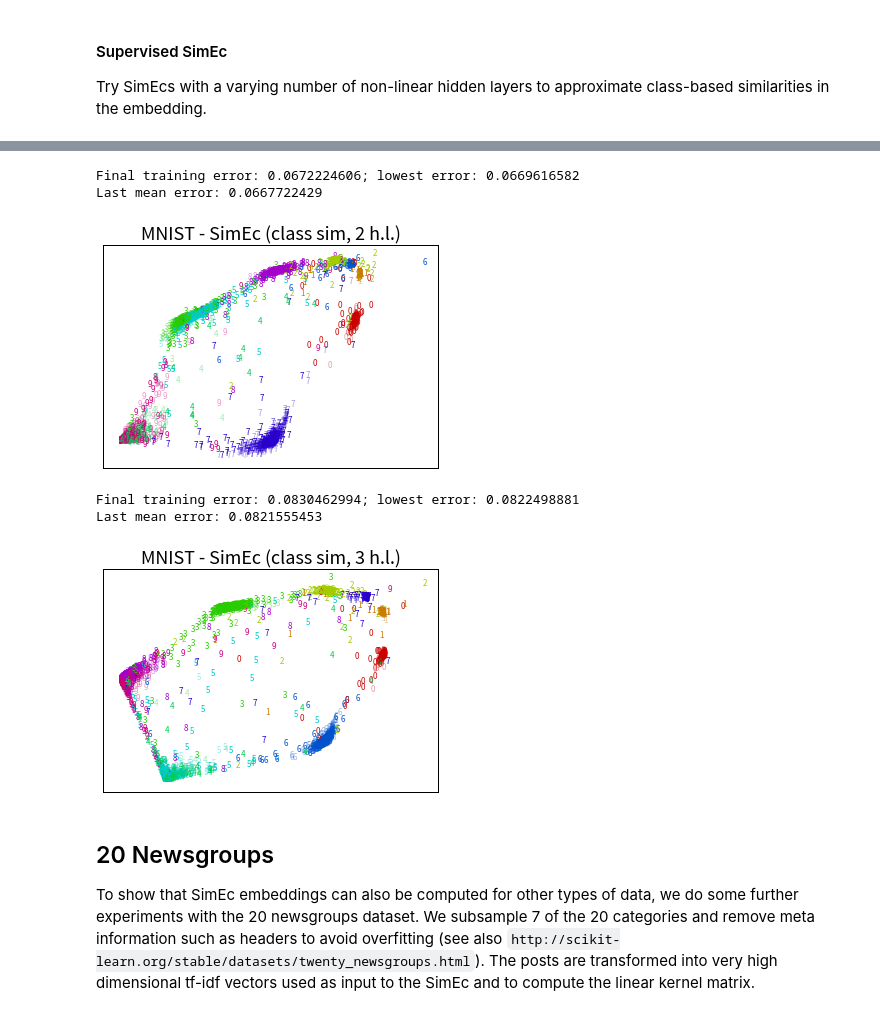
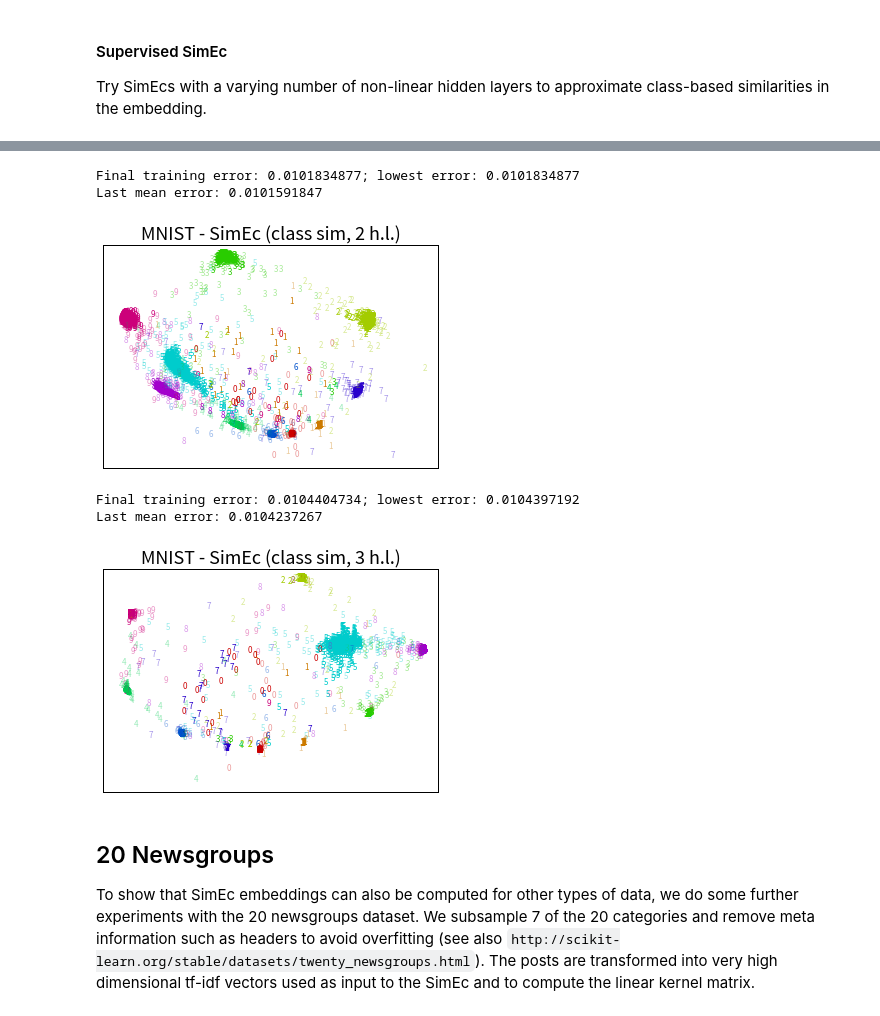
Before and after one commit to cod3licious/simec-theano, a Jupyter notebook: examples_simec.ipynb, the cells around one changed output, grey strips where cells are left out. Cells and saved outputs as stored; diff of their text form; code cells hidden in the pictures.

```diff
--- a/examples_simec.ipynb
+++ b/examples_simec.ipynb
@@ -326,10 +361,9 @@ Try SimEcs with a varying number of non-linear hidden layers to approximate clas
 # similarity encoder with similarities relying on class information - linear
 Y = np.tile(y, (len(y), 1))
 S = np.array(Y==Y.T, dtype=int)
-# we again use thresholding on the output and the cross-entropy cost function
+# we again use thresholding on the output
 e_csimenc = SimilarityEncoder(S.shape[1], X.shape[1], 2, [], [None, scaled_sigmoid],
-                              orthOT_reg=0., lrate=.00001, lrate_decay=1.,
-                              error_fun='cross-entropy')
+                              orthOT_reg=0.02, lrate=1., lrate_decay=1.)
 e_csimenc.fit(X, S, verbose=False)
 X_embed = e_csimenc.transform(X)
 X_embed_test = e_csimenc.transform(X_test)
@@ -341,8 +375,7 @@ Last mean error: 0.2011229545
 # %%
 # class labels - 1 hidden layer
 e_csimenc = SimilarityEncoder(S.shape[1], X.shape[1], 2, [100], [T.tanh, None, scaled_sigmoid],
-                              orthOT_reg=0., lrate=.00001, lrate_decay=1.,
-                              error_fun='cross-entropy')
+                              orthOT_reg=0.02, lrate=1., lrate_decay=1.)
 e_csimenc.fit(X, S, verbose=False)
 X_embed = e_csimenc.transform(X)
 X_embed_test = e_csimenc.transform(X_test)
@@ -354,29 +387,29 @@ Last mean error: 0.0921338742
 # %%
 # class labels - 2 hidden layers
 e_csimenc = SimilarityEncoder(S.shape[1], X.shape[1], 2, [100, 50],
-                              [T.tanh, T.tanh, None, scaled_sigmoid], orthOT_reg=0.,
-                              lrate=.00001, lrate_decay=1., error_fun='cross-entropy')
+                              [T.tanh, T.tanh, None, scaled_sigmoid], orthOT_reg=0.02,
+                              lrate=1., lrate_decay=1.)
 e_csimenc.fit(X, S, verbose=False)
 X_embed = e_csimenc.transform(X)
 X_embed_test = e_csimenc.transform(X_test)
 plot_mnist(X_embed, y, X_embed_test, y_test, title='MNIST - SimEc (class sim, 2 h.l.)')
 # %% [output]
-Final training error: 0.0672224606; lowest error: 0.0669616582
-Last mean error: 0.0667722429
+Final training error: 0.0101834877; lowest error: 0.0101834877
+Last mean error: 0.0101591847
-[figure, old version]
+[figure, new version]
 # %%
 # class labels - 3 hidden layers
 e_csimenc = SimilarityEncoder(S.shape[1], X.shape[1], 2, [100, 50, 30],
-                              [T.tanh, T.tanh, T.tanh, None, scaled_sigmoid], orthOT_reg=0.,
-                              lrate=0.01, lrate_decay=0.99, error_fun='cross-entropy')
+                              [T.tanh, T.tanh, T.tanh, None, scaled_sigmoid], orthOT_reg=0.02,
+                              lrate=1., lrate_decay=1.)
 e_csimenc.fit(X, S, verbose=False)
 X_embed = e_csimenc.transform(X)
 X_embed_test = e_csimenc.transform(X_test)
 plot_mnist(X_embed, y, X_embed_test, y_test, title='MNIST - SimEc (class sim, 3 h.l.)')
 # %% [output]
-Final training error: 0.0830462994; lowest error: 0.0822498881
-Last mean error: 0.0821555453
+Final training error: 0.0104404734; lowest error: 0.0104397192
+Last mean error: 0.0104237267
-[figure, old version]
+[figure, new version]
 # %% [markdown]
 ## 20 Newsgroups
 To show that SimEc embeddings can also be computed for other types of data, we do some further experiments with the 20 newsgroups dataset. We subsample 7 of the 20 categories and remove meta information such as headers to avoid overfitting (see also `http://scikit-learn.org/stable/datasets/twenty_newsgroups.html`). The posts are transformed into very high dimensional tf-idf vectors used as input to the SimEc and to compute the linear kernel matrix.
```
Also changed, not shown: parts of 33 cells of this notebook, 4 other files.
